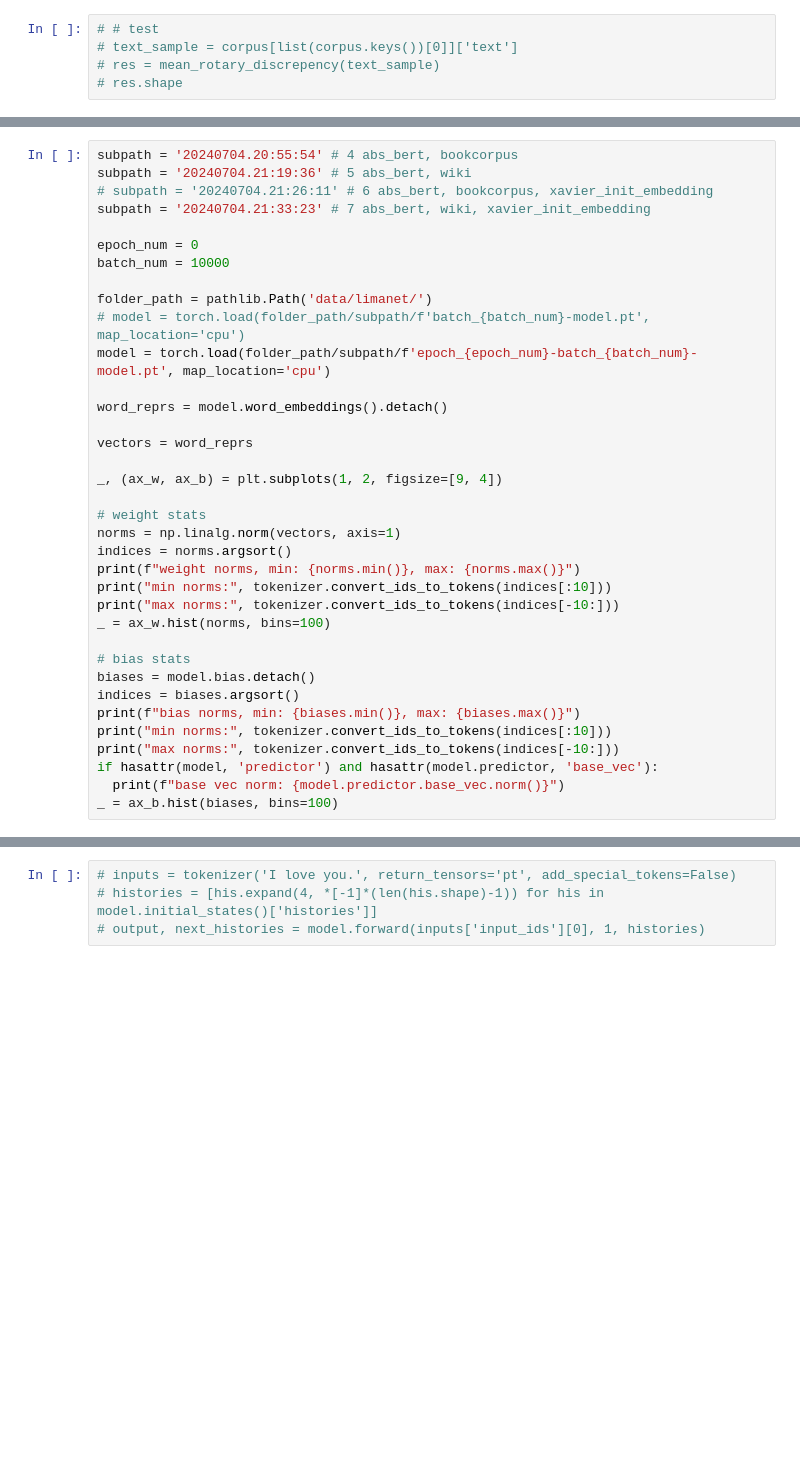
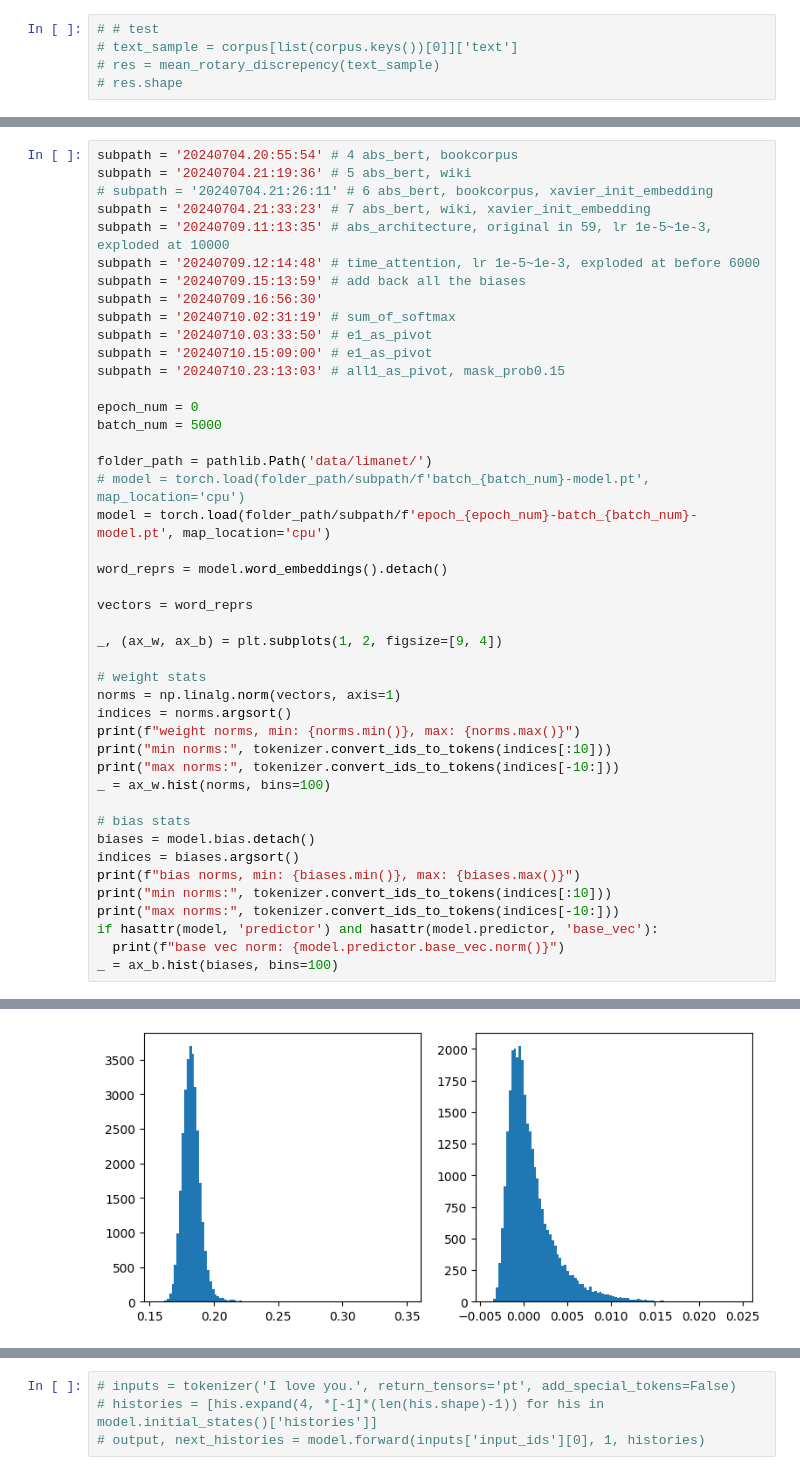
Before and after one commit to tzuhanwen/absolute-bert, a Jupyter notebook: benchmark-abs_bert.ipynb, the cells around one changed output, grey strips where cells are left out. Saved outputs shown, nothing was run; the diff lists cells and outputs as text; blank space fills up the shorter version.

```diff
--- a/benchmark-abs_bert.ipynb
+++ b/benchmark-abs_bert.ipynb
@@ -82,9 +170,17 @@ subpath = '20240704.20:55:54' # 4 abs_bert, bookcorpus
 subpath = '20240704.21:19:36' # 5 abs_bert, wiki
 # subpath = '20240704.21:26:11' # 6 abs_bert, bookcorpus, xavier_init_embedding
 subpath = '20240704.21:33:23' # 7 abs_bert, wiki, xavier_init_embedding
+subpath = '20240709.11:13:35' # abs_architecture, original in 59, lr 1e-5~1e-3, exploded at 10000
+subpath = '20240709.12:14:48' # time_attention, lr 1e-5~1e-3, exploded at before 6000
+subpath = '20240709.15:13:59' # add back all the biases
+subpath = '20240709.16:56:30'
+subpath = '20240710.02:31:19' # sum_of_softmax
+subpath = '20240710.03:33:50' # e1_as_pivot
+subpath = '20240710.15:09:00' # e1_as_pivot
+subpath = '20240710.23:13:03' # all1_as_pivot, mask_prob0.15
 
 epoch_num = 0
-batch_num = 10000
+batch_num = 5000
 
 folder_path = pathlib.Path('data/limanet/')
 # model = torch.load(folder_path/subpath/f'batch_{batch_num}-model.pt', map_location='cpu')
@@ -117,0 +219 @@ FileNotFoundError: [Errno 2] No such file or directory: 'data/limanet/20240704.2
+[figure, added]
```
Also changed, not shown: parts of 11 cells of this notebook, 39 other files.
